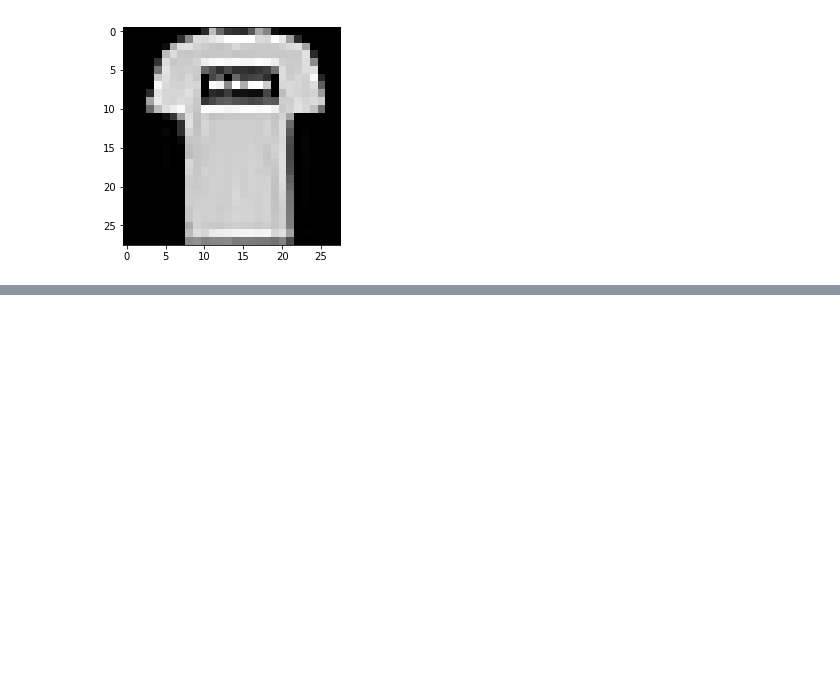
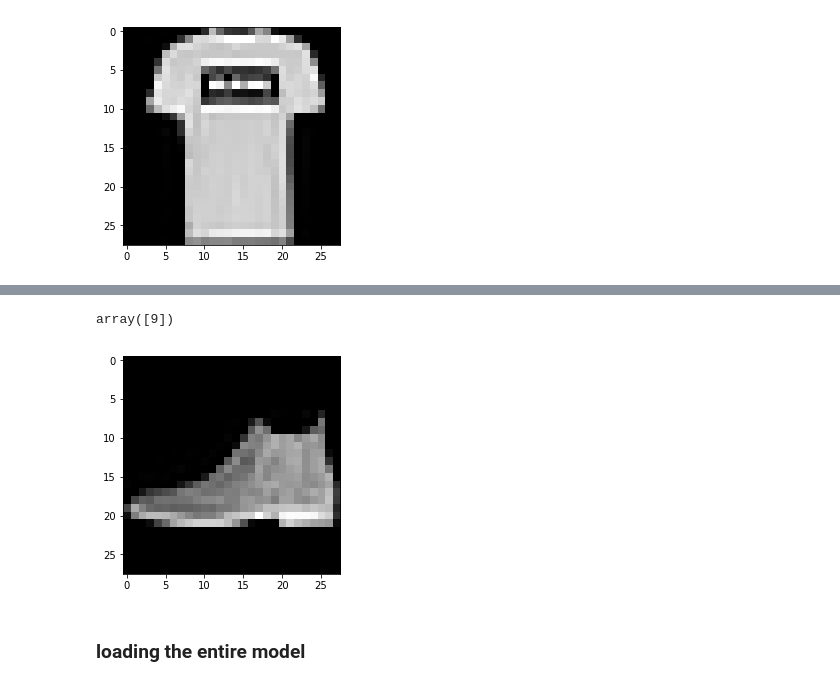
Before and after one commit to renjithbaby23/dl.ai_tensorflow, a Jupyter notebook: week2.ipynb, the cells around one changed output, grey strips where cells are left out. Saved outputs shown, nothing was run; the diff lists cells and outputs as text; code cells hidden in the pictures; blank space fills up the shorter version.

Commit message:
added examples for loading weights and loading entire model

```diff
--- a/week2.ipynb
+++ b/week2.ipynb
@@ -69,0 +116,11 @@ model.fit(X_train, y_train, epochs=50, callbacks=[callbacks])
+# %%
+model2.predict_classes(X_test[0:1])
+# %% [output]
+array([9])
+# %%
+plt.imshow(X_test[0], cmap='gray')
+plt.show()
+# %% [output]
+[figure, added]
+# %% [markdown]
+### loading the entire model
```
Also changed, not shown: parts of 9 cells of this notebook, 2 other files.
